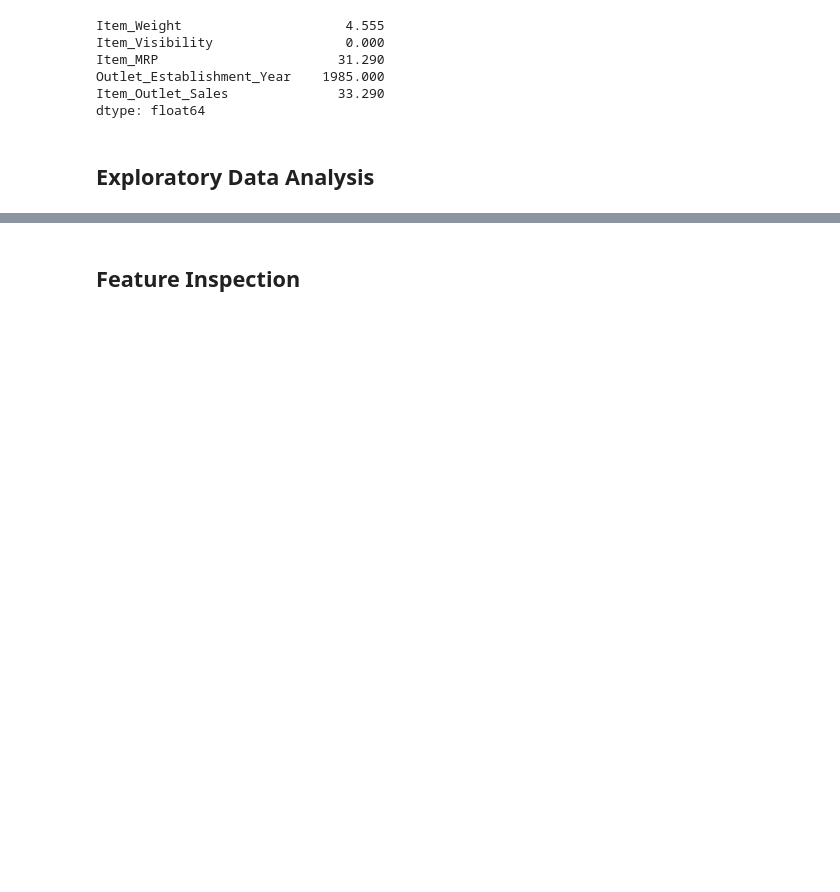
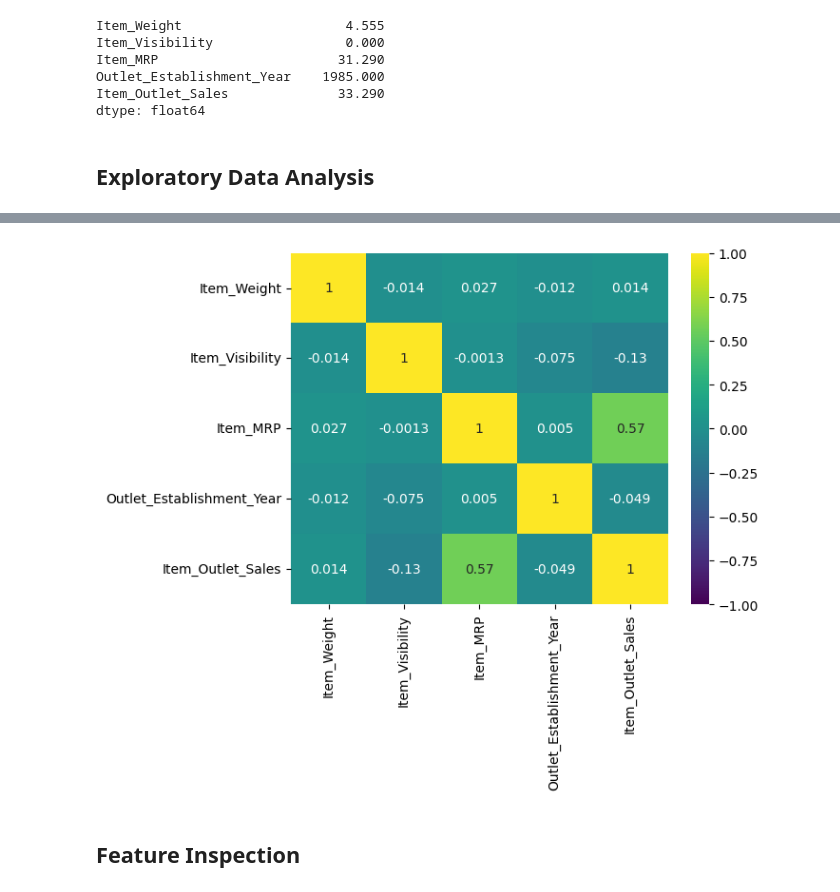
Before and after one commit to Bettylu0608/Prediction-of-Product-Sales, a Jupyter notebook: Prediction_of_Product_Sales_.ipynb, the cells around one changed output, grey strips where cells are left out. Saved outputs shown, nothing was run; the diff lists cells and outputs as text; code cells hidden in the pictures; blank space fills up the shorter version.

```diff
--- a/Prediction_of_Product_Sales_.ipynb
+++ b/Prediction_of_Product_Sales_.ipynb
@@ -223,0 +296,4 @@ dtype: float64
+# %%
+#Heatmap
+corr = df.corr(numeric_only = True)
+corr.round(2)
@@ -224,2 +307,6 @@ dtype: float64
+# %%
+sns.heatmap(corr, vmin=-1, annot=True, cmap='viridis');
+# %% [output]
+[figure, added]
 # %% [markdown]
 ## Feature Inspection
```
Also changed, not shown: parts of 10 cells of this notebook.
